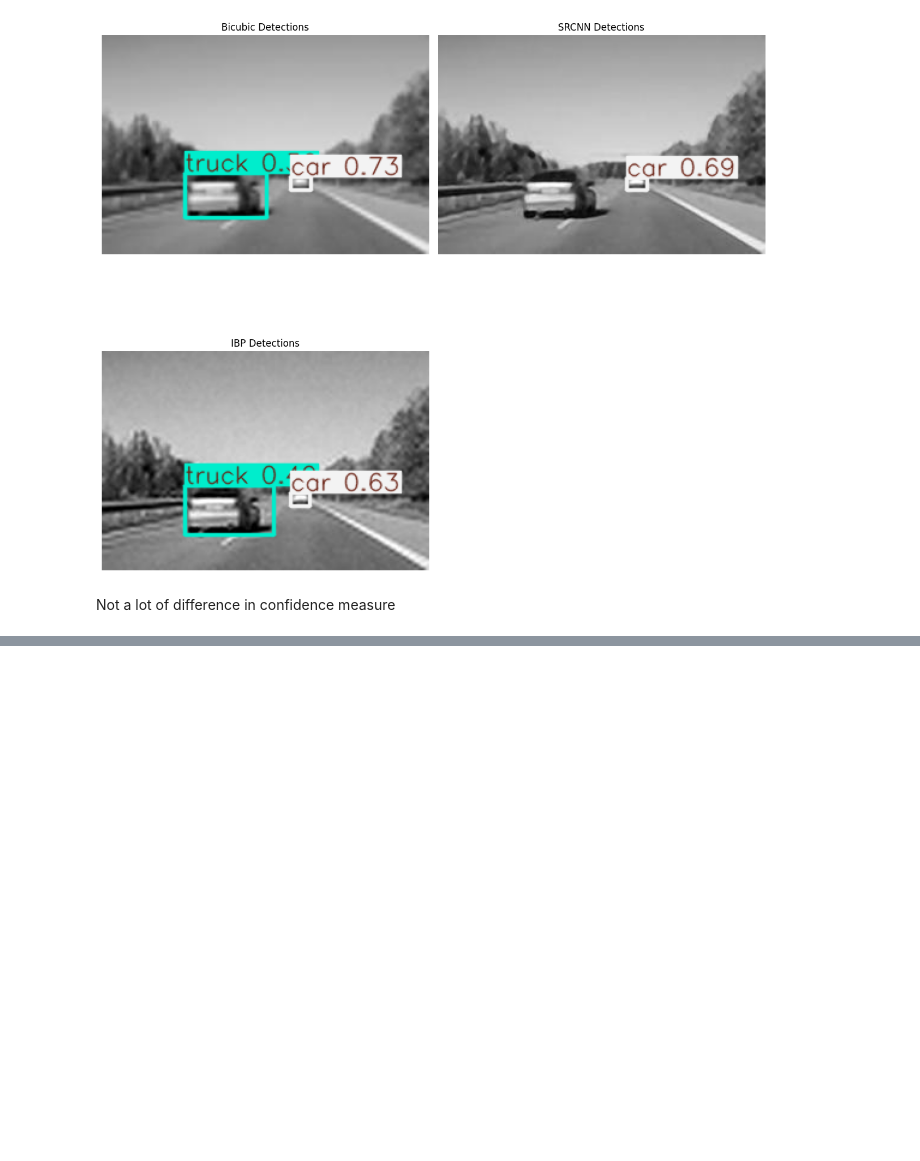
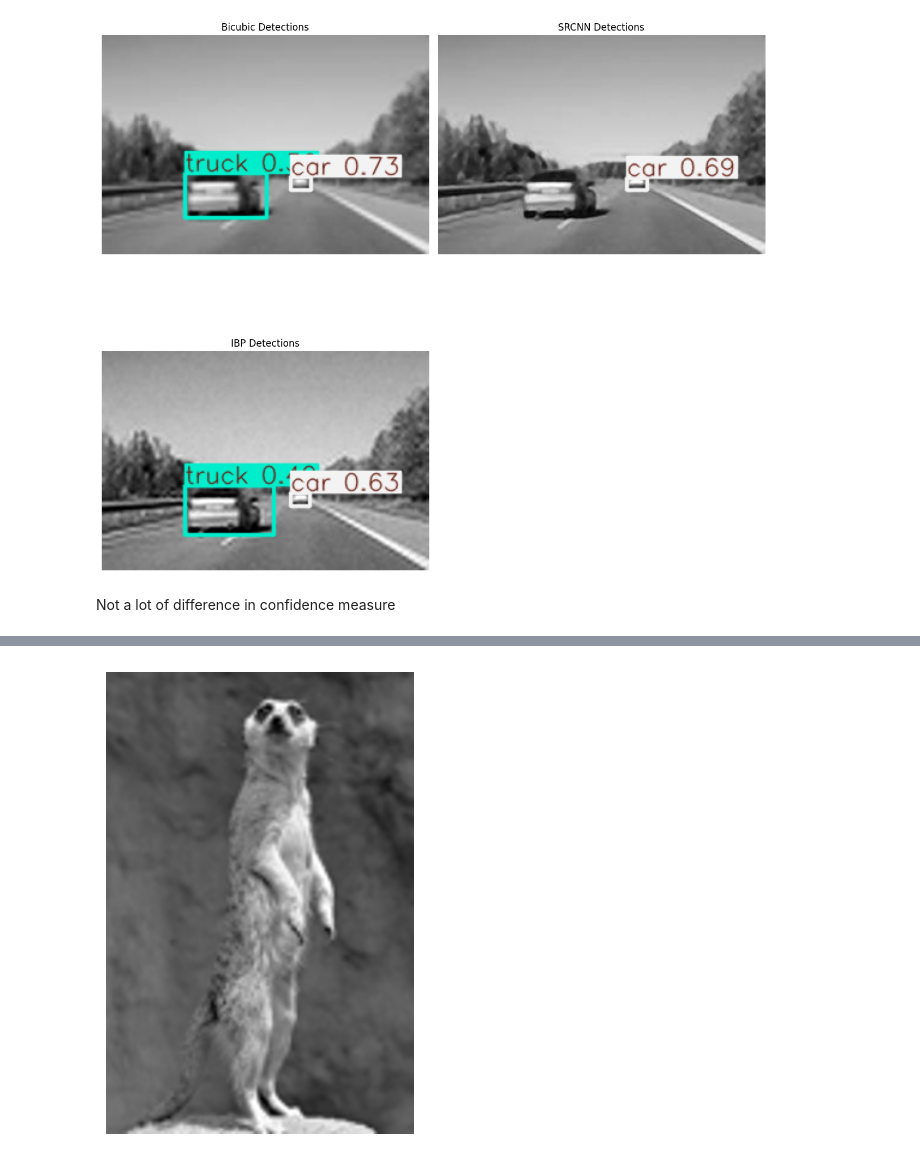
Before and after one commit to Rohit-Annamaneni-1207/Super-resolution-downstream, a Jupyter notebook: demo.ipynb, the cells around one changed output, grey strips where cells are left out. Drawn from its saved outputs; the diff is of its cells as text; code cells hidden in the pictures; blank space fills up the shorter version.

```diff
--- a/demo.ipynb
+++ b/demo.ipynb
@@ -282,0 +314,8 @@ Not a lot of difference in confidence measure
+# %%
+bicubic_rgb= lr_rgb_img.resize((lr_rgb_img.width * 3, lr_rgb_img.height * 3), Image.BICUBIC)
+plt.figure(figsize=(6,6))
+plt.imshow(np.array(bicubic_rgb), cmap='gray')
+plt.axis('off')
+plt.show()
+# %% [output]
+[figure, added]
```
Also changed, not shown: parts of 5 cells of this notebook, 2 other files.
